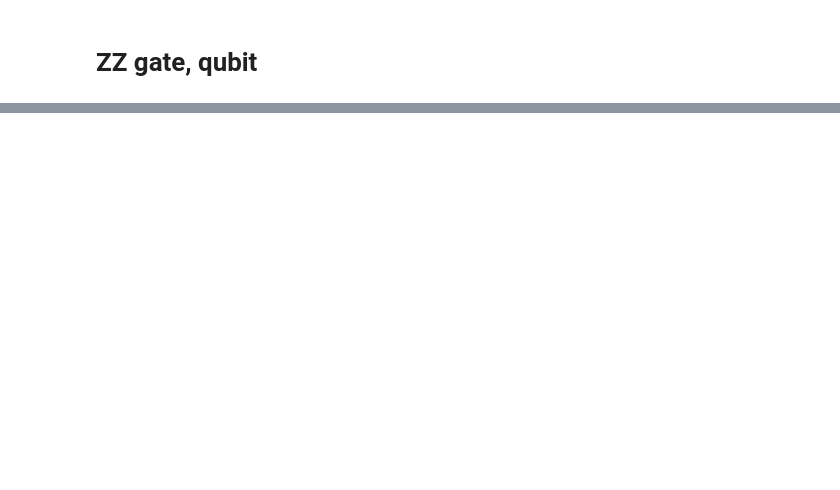
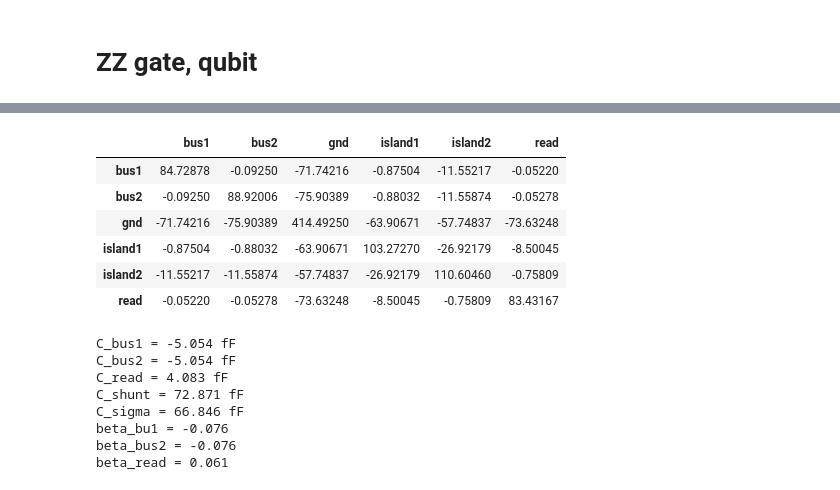
Before and after one commit to JaseungKu/python-code-SYR, a Jupyter notebook: IBM_qubit_capacitance_cal.ipynb, the cells around one changed output, grey strips where cells are left out. Cells and saved outputs as stored; diff of their text form; code cells hidden in the pictures; blank space fills up the shorter version.

```diff
--- a/IBM_qubit_capacitance_cal.ipynb
+++ b/IBM_qubit_capacitance_cal.ipynb
@@ -925,0 +638,28 @@ q.Ej_to_Ec_ratio
+# %%
+conductor_index = { 'gnd' : 2
+                   , 'island1' : 3
+                   , 'island2' : 4
+                   , 'bus1' : 0
+                   , 'bus2' :1
+                   , 'read' : 5
+                  }
+filepath = r'Z:/User/Jaseung/projects/ZZgate/Q3D/ZZgate_Mod7p5_1_vac.csv' # lareger GND plane
+Mod7p5_1_vac= read_capacitance_matrix_csv_to_numpy(filepath, 6)
+result = calculate_qubit_2bus_1read_equiv_cap(Mod7p5_1_vac, conductor_index)
+print_result_2bus_1read(result)
+# %% [output]
+|  | bus1 | bus2 | gnd | island1 | island2 | read |
+| bus1 | 84.72878 | -0.09250 | -71.74216 | -0.87504 | -11.55217 | -0.05220 |
+| bus2 | -0.09250 | 88.92006 | -75.90389 | -0.88032 | -11.55874 | -0.05278 |
+| gnd | -71.74216 | -75.90389 | 414.49250 | -63.90671 | -57.74837 | -73.63248 |
+| island1 | -0.87504 | -0.88032 | -63.90671 | 103.27270 | -26.92179 | -8.50045 |
+| island2 | -11.55217 | -11.55874 | -57.74837 | -26.92179 | 110.60460 | -0.75809 |
+| read | -0.05220 | -0.05278 | -73.63248 | -8.50045 | -0.75809 | 83.43167 |
+C_bus1 = -5.054 fF
+C_bus2 = -5.054 fF
+C_read = 4.083 fF
+C_shunt = 72.871 fF
+C_sigma = 66.846 fF
+beta_bu1 = -0.076
+beta_bus2 = -0.076
+beta_read = 0.061
```
Also changed, not shown: parts of 92 cells of this notebook, 17 other files.
